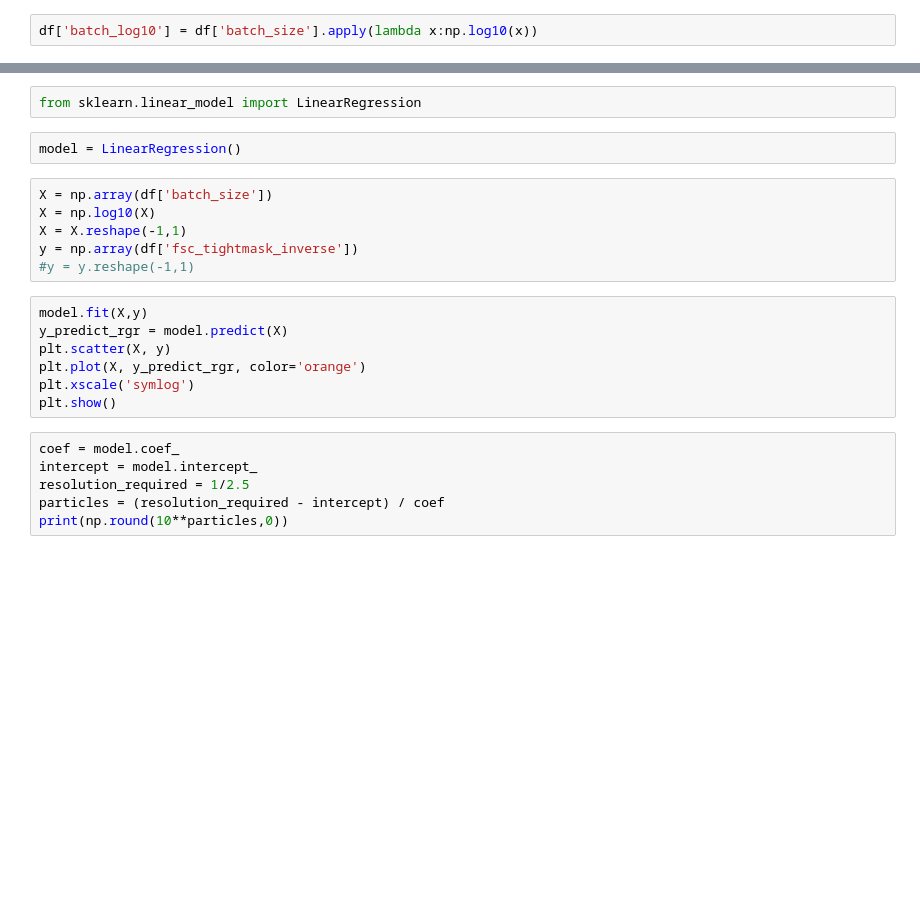
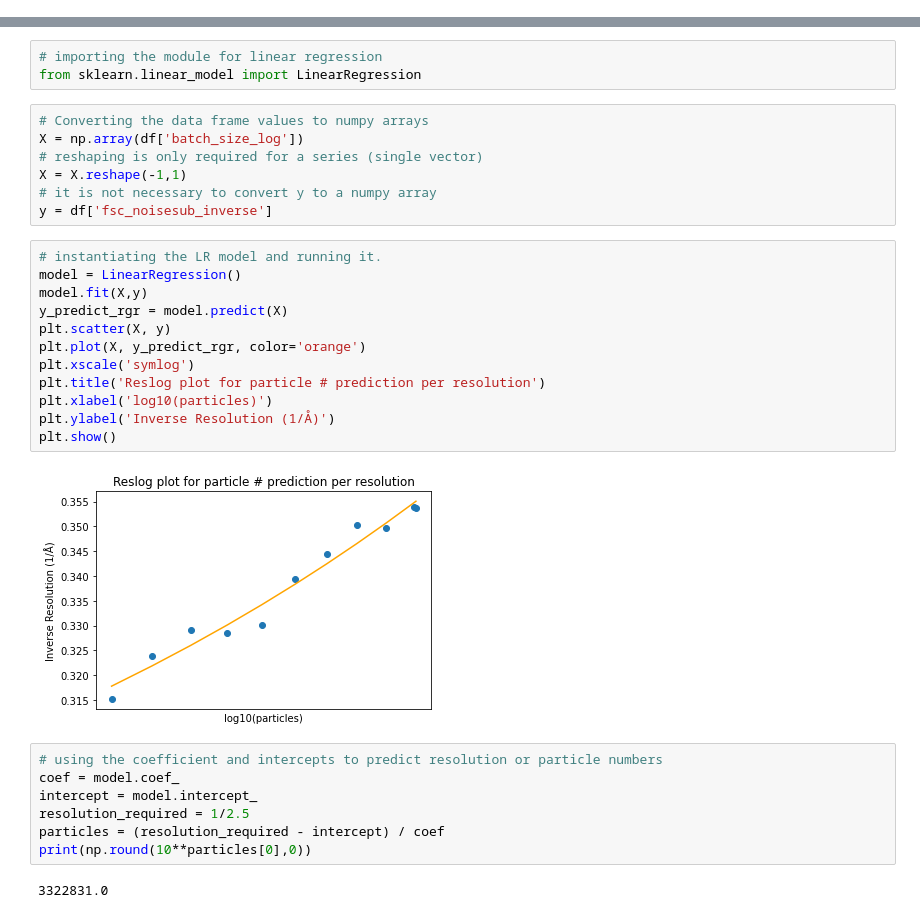
Before and after one commit to mplockhart/academic_explore, a Jupyter notebook: reslog/reslog_linear_regression.ipynb, the cells around one changed output, grey strips where cells are left out. Drawn from its saved outputs; the diff is of its cells as text; blank space fills up the shorter version.

Commit message:
day 18 reslog linear regression

```diff
--- a/reslog/reslog_linear_regression.ipynb
+++ b/reslog/reslog_linear_regression.ipynb
@@ -82,3 +82 @@ batch_size
-# %%
-df['batch_log10'] = df['batch_size'].apply(lambda x:np.log10(x))
 # %%
@@ -89,23 +91,33 @@ plt.show()
 # %%
+# importing the module for linear regression
 from sklearn.linear_model import LinearRegression
-# %%
-model = LinearRegression()
 # %%
-X = np.array(df['batch_size'])
-X = np.log10(X)
+# Converting the data frame values to numpy arrays
+X = np.array(df['batch_size_log'])
+# reshaping is only required for a series (single vector)
 X = X.reshape(-1,1)
-y = np.array(df['fsc_tightmask_inverse'])
-#y = y.reshape(-1,1)
+# it is not necessary to convert y to a numpy array
+y = df['fsc_noisesub_inverse']
 # %%
+# instantiating the LR model and running it.
+model = LinearRegression()
 model.fit(X,y)
 y_predict_rgr = model.predict(X)
 plt.scatter(X, y)
 plt.plot(X, y_predict_rgr, color='orange')
 plt.xscale('symlog')
+plt.title('Reslog plot for particle # prediction per resolution')
+plt.xlabel('log10(particles)')
+plt.ylabel('Inverse Resolution (1/Å)')
 plt.show()
+# %% [output]
+[figure, added]
 # %%
+# using the coefficient and intercepts to predict resolution or particle numbers
 coef = model.coef_
 intercept = model.intercept_
 resolution_required = 1/2.5
 particles = (resolution_required - intercept) / coef
-print(np.round(10**particles,0))
+print(np.round(10**particles[0],0))
+# %% [output]
+3322831.0
```
Also changed, not shown: parts of 9 cells of this notebook.
